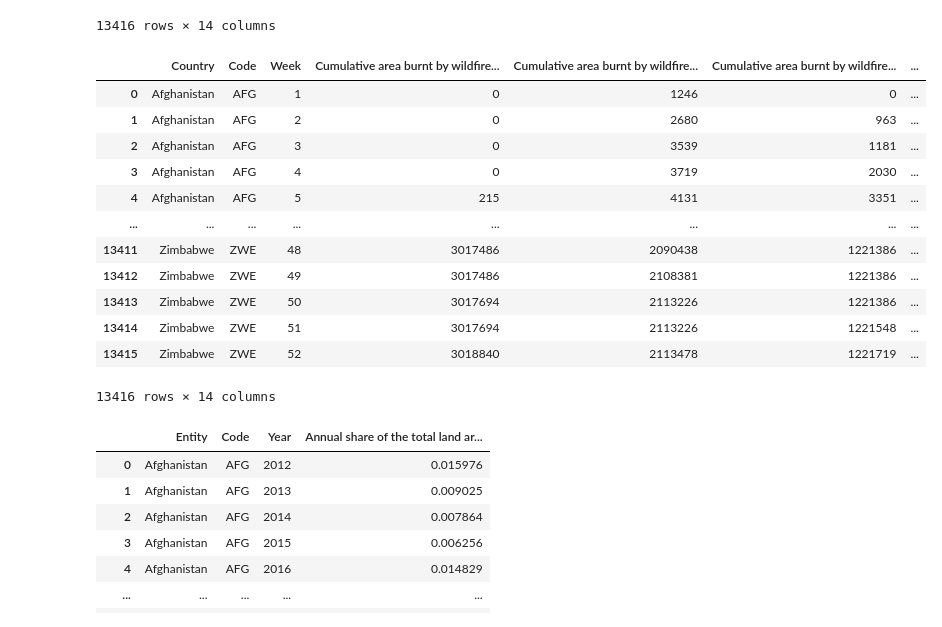
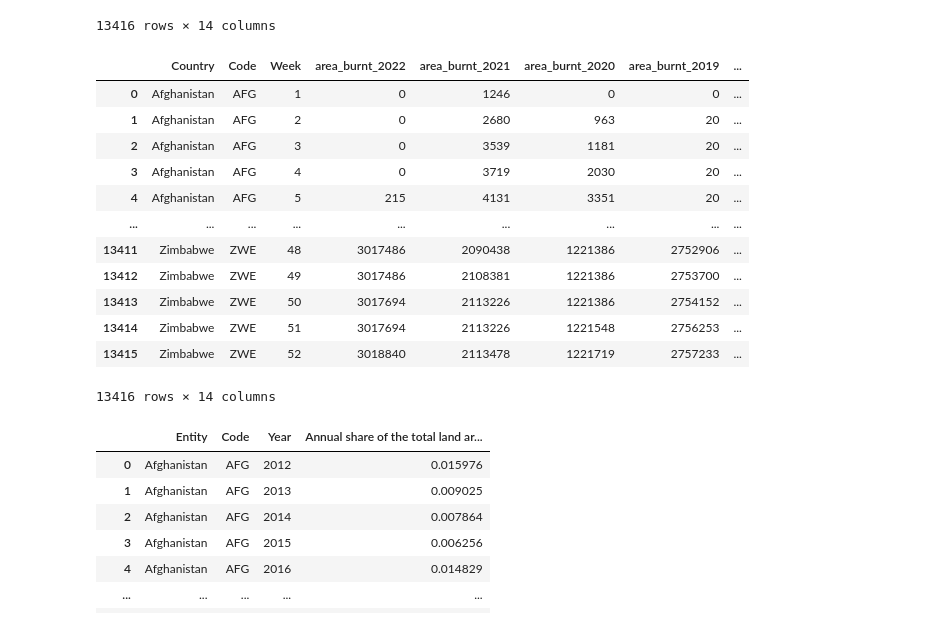
Before and after one commit to alexis4441/Project3group3, a Jupyter notebook: Project3Wildfires.ipynb, the cells around one changed output. Drawn from its saved outputs; the diff is of its cells as text; code cells hidden in the pictures.

```diff
--- a/Project3Wildfires.ipynb
+++ b/Project3Wildfires.ipynb
@@ -59,21 +59,27 @@ wildfires_clean
 13416 rows × 14 columns
 # %%
 # Rename columns
-area_burnt_weekly = wildfires_clean.rename(columns={"Entity":"Country", "Year":"Week"})
+area_burnt_weekly = wildfires_clean.rename(columns={"Entity":"Country", "Year":"Week", "Cumulative area burnt by wildfires in 2022":"area_burnt_2022",
+                                                   "Cumulative area burnt by wildfires in 2021":"area_burnt_2021", "Cumulative area burnt by wildfires in 2020":
+                                                   "area_burnt_2020","Cumulative area burnt by wildfires in 2019":"area_burnt_2019", "Cumulative area burnt by wildfires in 2018":"area_burnt_2018",
+                                                   "Cumulative area burnt by wildfires in 2017":"area_burnt_2017","Cumulative area burnt by wildfires in 2016":
+                                                   "area_burnt_2016","Cumulative area burnt by wildfires in 2015":"area_burnt_2015",
+                                                   "Cumulative area burnt by wildfires in 2014":"area_burnt_2014","Cumulative area burnt by wildfires in 2013":
+                                                   "area_burnt_2013","Cumulative area burnt by wildfires in 2012":"area_burnt_2012"})
 area_burnt_weekly
 # %% [output]
-|  | Country | Code | Week | Cumulative area burnt by wildfire... | Cumulative area burnt by wildfire... | Cumulative area burnt by wildfire... | ... |
-| 0 | Afghanistan | AFG | 1 | 0 | 1246 | 0 | ... |
-| 1 | Afghanistan | AFG | 2 | 0 | 2680 | 963 | ... |
-| 2 | Afghanistan | AFG | 3 | 0 | 3539 | 1181 | ... |
-| 3 | Afghanistan | AFG | 4 | 0 | 3719 | 2030 | ... |
-| 4 | Afghanistan | AFG | 5 | 215 | 4131 | 3351 | ... |
-| ... | ... | ... | ... | ... | ... | ... | ... |
-| 13411 | Zimbabwe | ZWE | 48 | 3017486 | 2090438 | 1221386 | ... |
-| 13412 | Zimbabwe | ZWE | 49 | 3017486 | 2108381 | 1221386 | ... |
-| 13413 | Zimbabwe | ZWE | 50 | 3017694 | 2113226 | 1221386 | ... |
-| 13414 | Zimbabwe | ZWE | 51 | 3017694 | 2113226 | 1221548 | ... |
-| 13415 | Zimbabwe | ZWE | 52 | 3018840 | 2113478 | 1221719 | ... |
+|  | Country | Code | Week | area_burnt_2022 | area_burnt_2021 | area_burnt_2020 | area_burnt_2019 | ... |
+| 0 | Afghanistan | AFG | 1 | 0 | 1246 | 0 | 0 | ... |
+| 1 | Afghanistan | AFG | 2 | 0 | 2680 | 963 | 20 | ... |
+| 2 | Afghanistan | AFG | 3 | 0 | 3539 | 1181 | 20 | ... |
+| 3 | Afghanistan | AFG | 4 | 0 | 3719 | 2030 | 20 | ... |
+| 4 | Afghanistan | AFG | 5 | 215 | 4131 | 3351 | 20 | ... |
+| ... | ... | ... | ... | ... | ... | ... | ... | ... |
+| 13411 | Zimbabwe | ZWE | 48 | 3017486 | 2090438 | 1221386 | 2752906 | ... |
+| 13412 | Zimbabwe | ZWE | 49 | 3017486 | 2108381 | 1221386 | 2753700 | ... |
+| 13413 | Zimbabwe | ZWE | 50 | 3017694 | 2113226 | 1221386 | 2754152 | ... |
+| 13414 | Zimbabwe | ZWE | 51 | 3017694 | 2113226 | 1221548 | 2756253 | ... |
+| 13415 | Zimbabwe | ZWE | 52 | 3018840 | 2113478 | 1221719 | 2757233 | ... |
 13416 rows × 14 columns
 # %%
 # Export area_burnt_weekly as a CSV file.
```
Also changed, not shown: parts of 14 cells of this notebook.
